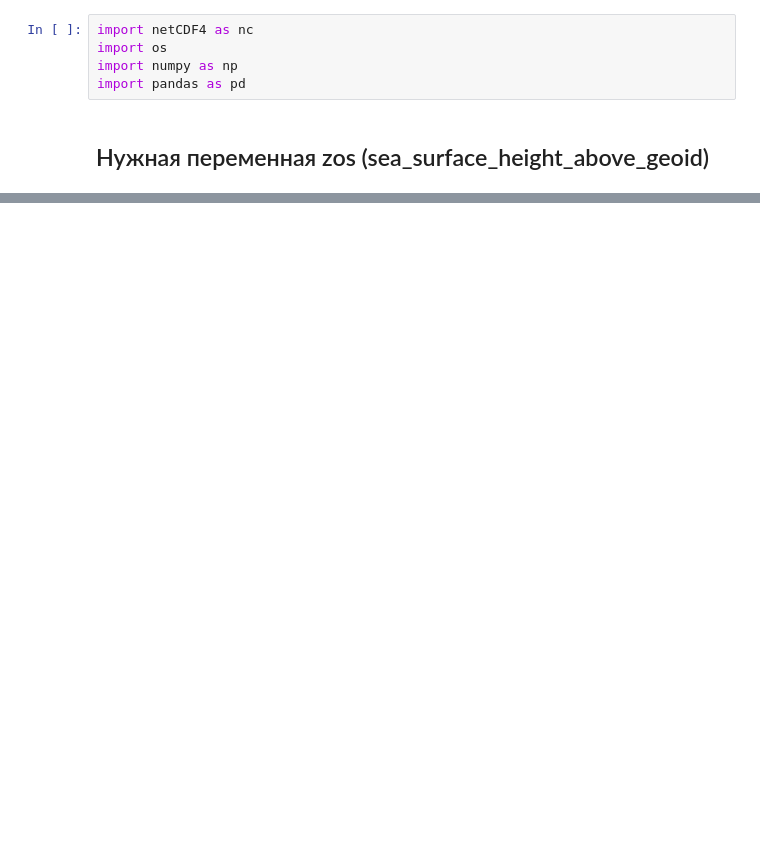
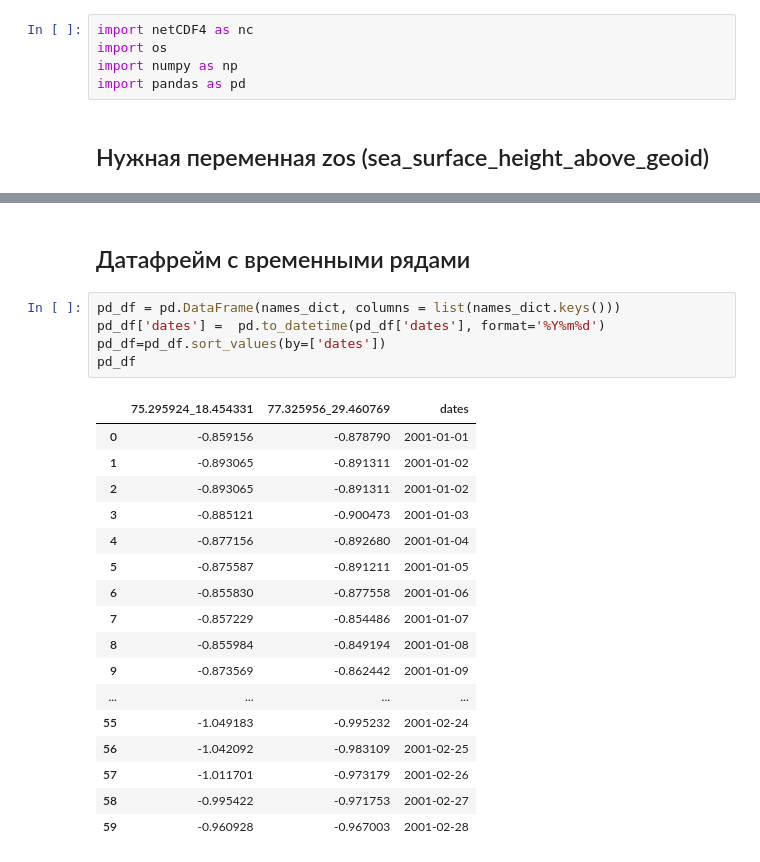
Before and after one commit to ChrisLisbon/ITMO_master_degree_classes, a Jupyter notebook: Research_work(NEMO)/timeline_forming_NEMO_SPITZ12.ipynb, the cells around one changed output, grey strips where cells are left out. Cells and saved outputs as stored; diff of their text form; blank space fills up the shorter version.

```diff
--- a/Research_work(NEMO)/timeline_forming_NEMO_SPITZ12.ipynb
+++ b/Research_work(NEMO)/timeline_forming_NEMO_SPITZ12.ipynb
@@ -35,0 +93,25 @@ filling on
+# %% [markdown]
+## Датафрейм с временными рядами
+# %%
+pd_df = pd.DataFrame(names_dict, columns = list(names_dict.keys()))
+pd_df['dates'] =  pd.to_datetime(pd_df['dates'], format='%Y%m%d')
+pd_df=pd_df.sort_values(by=['dates'])
+pd_df
+# %% [output]
+|  | 75.295924_18.454331 | 77.325956_29.460769 | dates |
+| 0 | -0.859156 | -0.878790 | 2001-01-01 |
+| 1 | -0.893065 | -0.891311 | 2001-01-02 |
+| 2 | -0.893065 | -0.891311 | 2001-01-02 |
+| 3 | -0.885121 | -0.900473 | 2001-01-03 |
+| 4 | -0.877156 | -0.892680 | 2001-01-04 |
+| 5 | -0.875587 | -0.891211 | 2001-01-05 |
+| 6 | -0.855830 | -0.877558 | 2001-01-06 |
+| 7 | -0.857229 | -0.854486 | 2001-01-07 |
+| 8 | -0.855984 | -0.849194 | 2001-01-08 |
+| 9 | -0.873569 | -0.862442 | 2001-01-09 |
+| ... | ... | ... | ... |
+| 55 | -1.049183 | -0.995232 | 2001-02-24 |
+| 56 | -1.042092 | -0.983109 | 2001-02-25 |
+| 57 | -1.011701 | -0.973179 | 2001-02-26 |
+| 58 | -0.995422 | -0.971753 | 2001-02-27 |
+| 59 | -0.960928 | -0.967003 | 2001-02-28 |
```
Also changed, not shown: parts of 8 cells of this notebook, 2 other files.
